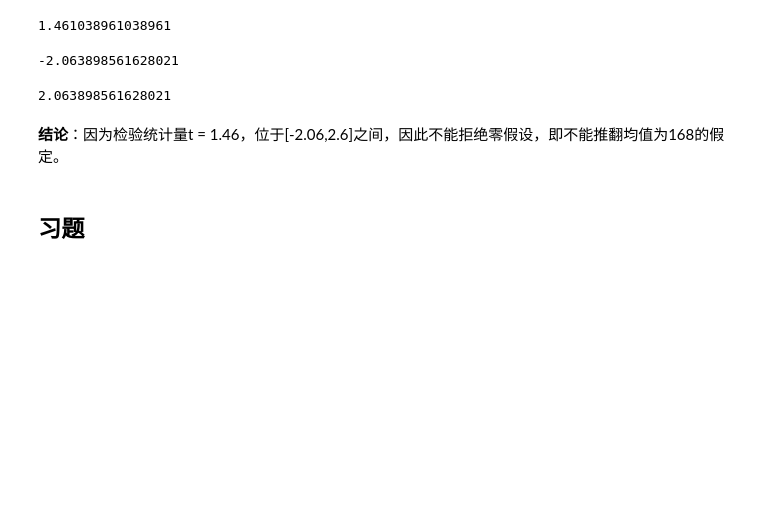
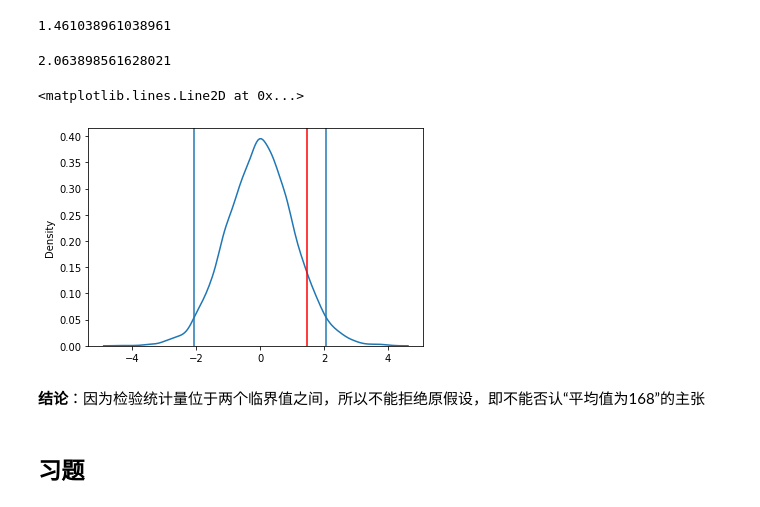
Before and after one commit to zhiliang-lin/py_for_stats, a Jupyter notebook: 07 假设检验.ipynb, the cells around one changed output. Drawn from its saved outputs; the diff is of its cells as text; code cells hidden in the pictures; blank space fills up the shorter version.

```diff
--- a/07 假设检验.ipynb
+++ b/07 假设检验.ipynb
@@ -68,17 +79,23 @@ t
 1.461038961038961
 # %%
 # 找出临界值
-limit = stats.t.ppf(alpha/2, df = consume_sample_n -1)
-limit
+limit_1 = stats.t.ppf(alpha/2, df = consume_sample_n -1) #左侧临界值
+limit_2 = -limit_1 #右侧临界值
+limit_2
 # %% [output]
--2.063898561628021
+2.063898561628021
-# %%
-limit_2 = -limit
-limit_2
-# %% [output]
-2.063898561628021
-# %% [markdown]
-**结论**：因为检验统计量t = 1.46，位于[-2.06,2.6]之间，因此不能拒绝零假设，即不能推翻均值为168的假定。
+# %%
+# 画出示意图
+t_data = stats.t.rvs(df = consume_sample_n -1,size =10000)
+sns.kdeplot(t_data)
+plt.axvline(limit_1)#左侧临界值
+plt.axvline(limit_2)#右侧临界值
+plt.axvline(x = t, color = 'red')#检验统计量
+# %% [output]
+<matplotlib.lines.Line2D at 0x...>
+[figure, added]
+# %% [markdown]
+**结论**：因为检验统计量位于两个临界值之间，所以不能拒绝原假设，即不能否认“平均值为168”的主张
 # %% [markdown]
 ## 习题
 # %% [markdown]
```
Also changed, not shown: parts of 8 cells of this notebook, 1 other file.
